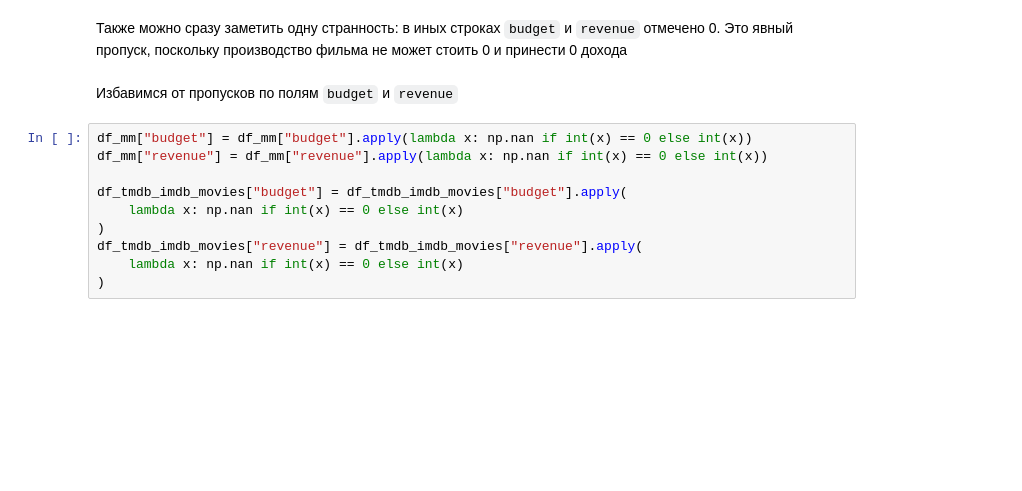
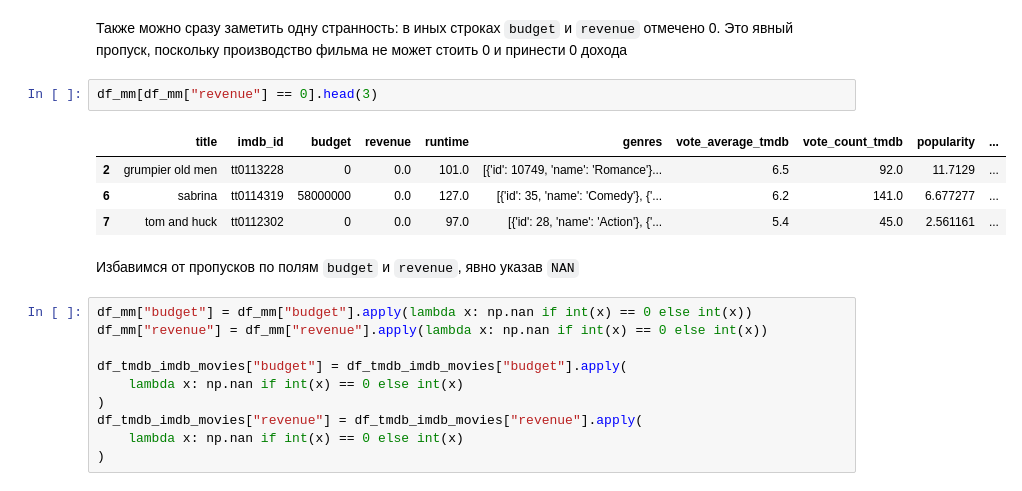
Before and after one commit to Qwertymegaforce/EDA_HSE_ML, a Jupyter notebook: netflix_enriched_2.ipynb, the cells around one changed output. Drawn from its saved outputs; the diff is of its cells as text; blank space fills up the shorter version.

```diff
--- a/netflix_enriched_2.ipynb
+++ b/netflix_enriched_2.ipynb
@@ -156,7 +193,14 @@ df_tmdb_imdb_movies.head(3)
 # %% [markdown]
 Также можно сразу заметить одну странность: в иных строках `budget` и `revenue` отмечено 0. Это явный пропуск, поскольку производство фильма не может стоить 0 и принести 0 дохода
+# %%
+df_mm[df_mm["revenue"] == 0].head(3)
+# %% [output]
+|  | title | imdb_id | budget | revenue | runtime | genres | vote_average_tmdb | vote_count_tmdb | popularity | ... |
+| 2 | grumpier old men | tt0113228 | 0 | 0.0 | 101.0 | [{'id': 10749, 'name': 'Romance'}... | 6.5 | 92.0 | 11.7129 | ... |
+| 6 | sabrina | tt0114319 | 58000000 | 0.0 | 127.0 | [{'id': 35, 'name': 'Comedy'}, {'... | 6.2 | 141.0 | 6.677277 | ... |
+| 7 | tom and huck | tt0112302 | 0 | 0.0 | 97.0 | [{'id': 28, 'name': 'Action'}, {'... | 5.4 | 45.0 | 2.561161 | ... |
 # %% [markdown]
-Избавимся от пропусков по полям `budget` и `revenue`
+Избавимся от пропусков по полям `budget` и `revenue`, явно указав `NAN`
 # %%
 df_mm["budget"] = df_mm["budget"].apply(lambda x: np.nan if int(x) == 0 else int(x))
 df_mm["revenue"] = df_mm["revenue"].apply(lambda x: np.nan if int(x) == 0 else int(x))
```
Also changed, not shown: parts of 42 cells of this notebook, 3 other files.
